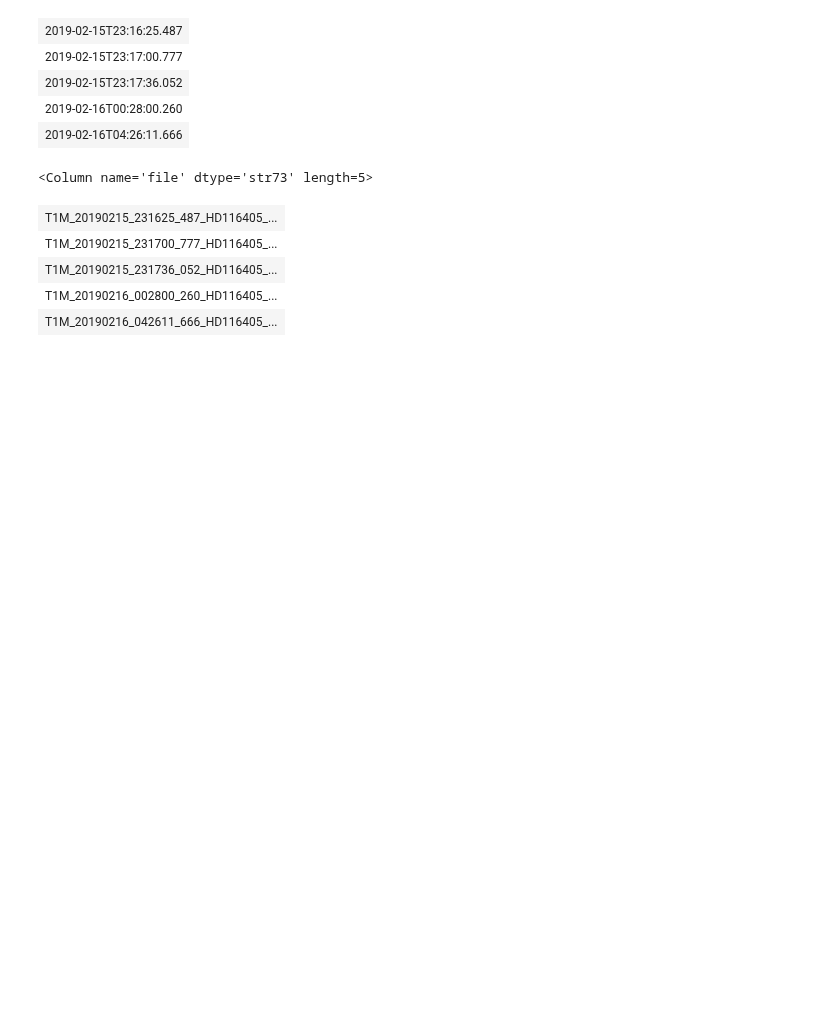
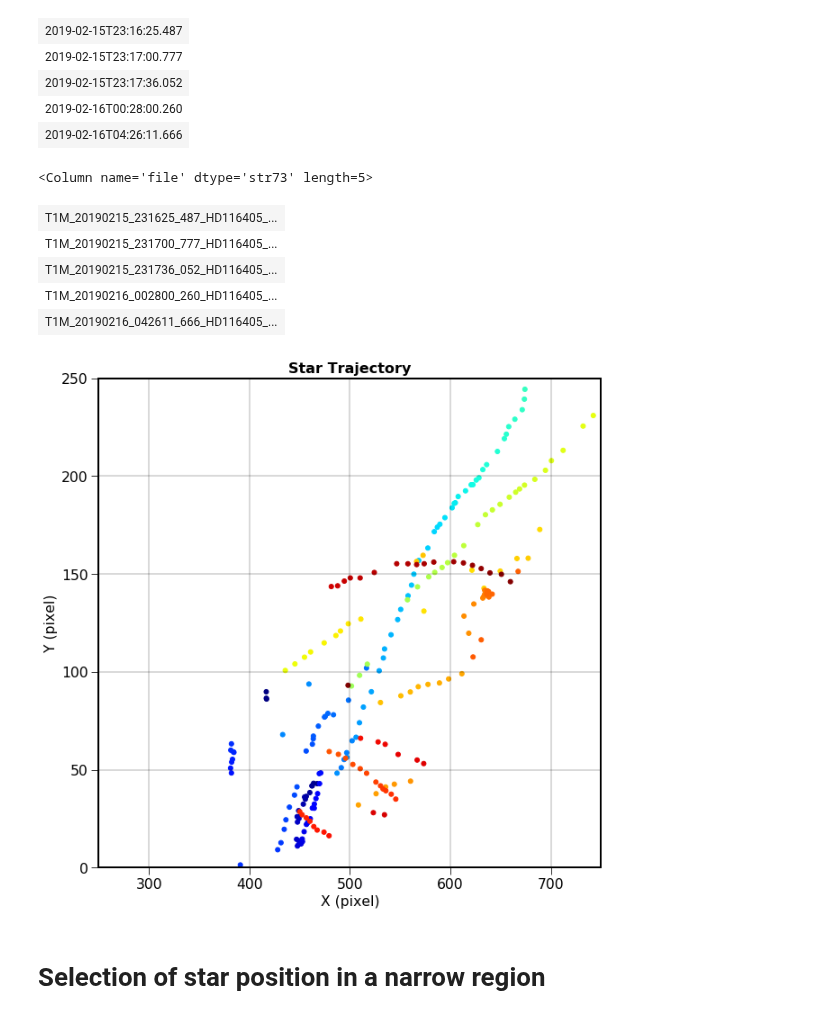
Before and after one commit to sylvielsstfr/SpectractorAnaAtm19, a Jupyter notebook: ana_20190215_HD116405_Filtre_None/AnaStarPhotometry.ipynb, the cells around one changed output. Cells and saved outputs as stored; diff of their text form; code cells hidden in the pictures; blank space fills up the shorter version.

```diff
--- a/ana_20190215_HD116405_Filtre_None/AnaStarPhotometry.ipynb
+++ b/ana_20190215_HD116405_Filtre_None/AnaStarPhotometry.ipynb
@@ -46,7 +88,7 @@ Table length=5
 # %%
 #---------------------------------------------------------------------------------------------
 
-def PlotXY(ifig,X,Y):
+def PlotXY(ifig,X,Y,XMIN=0,XMAX=2048,YMIN=0,YMAX=2048):
     """
 
     :param X:
@@ -71,8 +113,8 @@ def PlotXY(ifig,X,Y):
     plt.xlabel(" X (pixel) ")
     plt.ylabel(" Y (pixel) ")
     plt.title("Star Trajectory")
-    plt.xlim(0,2048)
-    plt.ylim(0,2048)
+    plt.xlim(XMIN,XMAX)
+    plt.ylim(YMIN,YMAX)
     plt.show()
 # %%
 #---------------------------------------------------------------
@@ -245,3 +304,9 @@ t["file"][selected_idx]
 | T1M_20190215_231736_052_HD116405_... |
 | T1M_20190216_002800_260_HD116405_... |
 | T1M_20190216_042611_666_HD116405_... |
+# %%
+PlotXY(ifig,t["x0"],t["y0"],XMIN=250,XMAX=750,YMIN=0,YMAX=250)
+# %% [output]
+[figure, added]
+# %% [markdown]
+# Selection of star position in a narrow region
```
Also changed, not shown: parts of 29 cells of this notebook.
